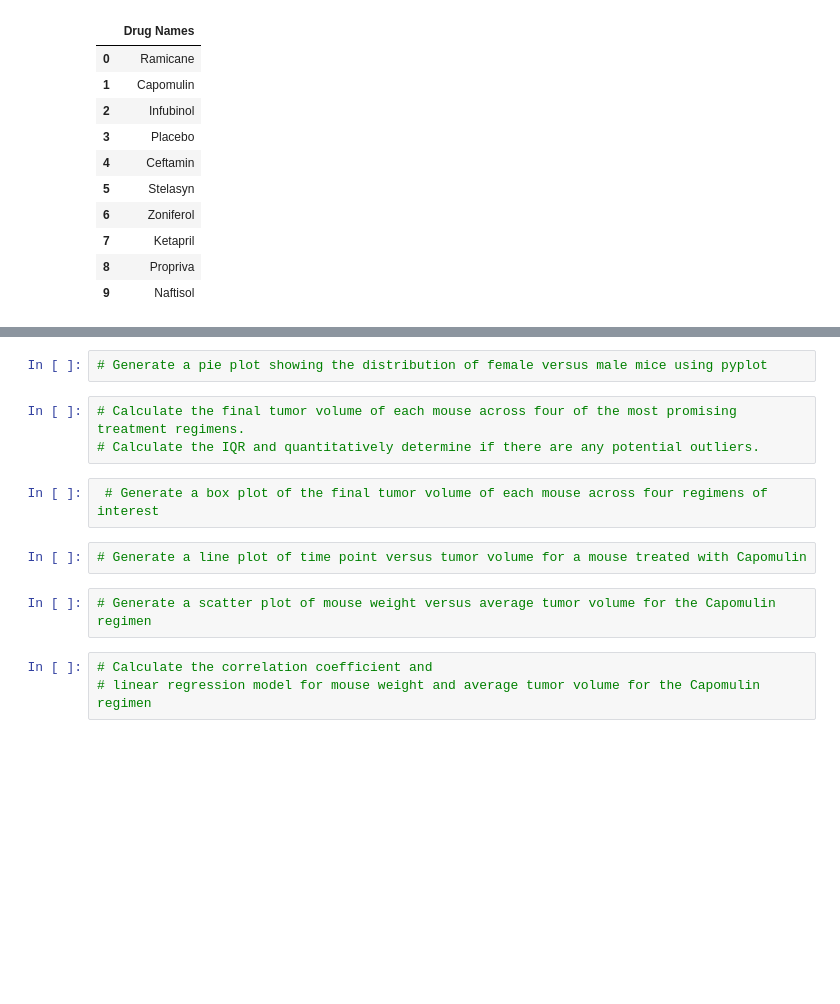
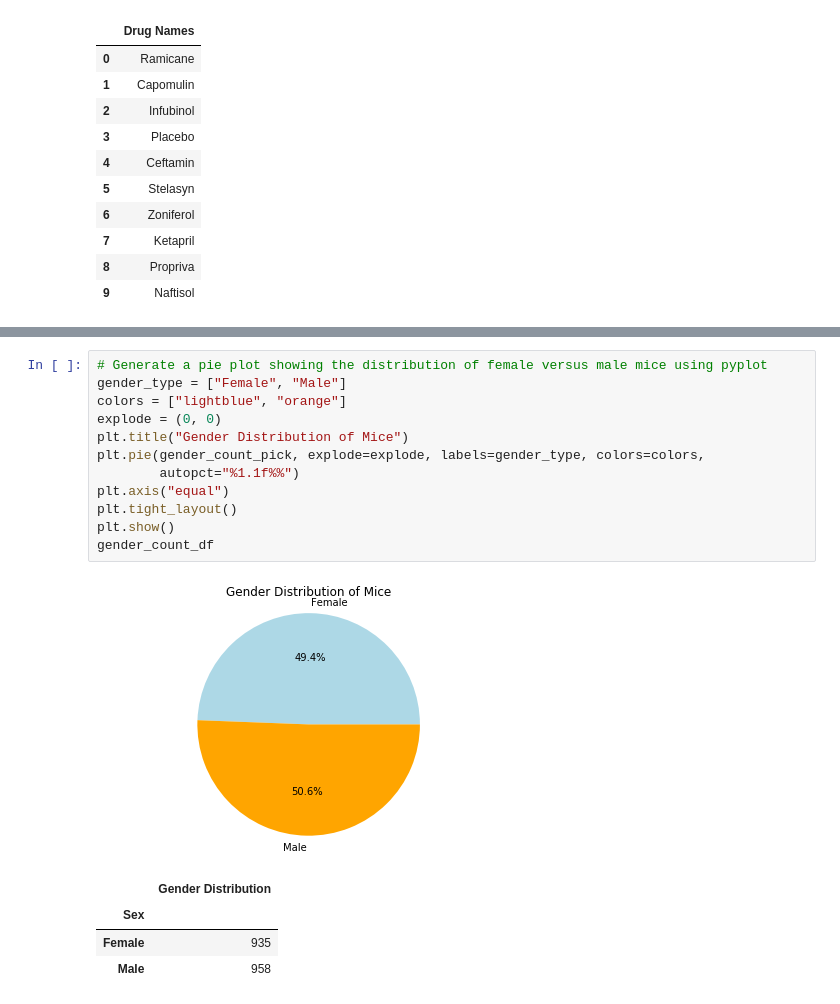
Before and after one commit to buher8819/Matplotlib-challenge, a Jupyter notebook: Matplotlib_Solution.ipynb, the cells around one changed output, grey strips where cells are left out. Saved outputs shown, nothing was run; the diff lists cells and outputs as text; blank space fills up the shorter version.

```diff
--- a/Matplotlib_Solution.ipynb
+++ b/Matplotlib_Solution.ipynb
@@ -130,14 +148,18 @@ plt.show()
 # %%
 # Generate a pie plot showing the distribution of female versus male mice using pyplot
+gender_type = ["Female", "Male"]
+colors = ["lightblue", "orange"]
+explode = (0, 0)
+plt.title("Gender Distribution of Mice")
+plt.pie(gender_count_pick, explode=explode, labels=gender_type, colors=colors,
+        autopct="%1.1f%%")
+plt.axis("equal")
+plt.tight_layout()
+plt.show()
+gender_count_df
+# %% [output]
+[figure, added]
+|  | Gender Distribution |
+| Sex |  |
+| Female | 935 |
+| Male | 958 |
-# %%
-# Calculate the final tumor volume of each mouse across four of the most promising treatment regimens.
-# Calculate the IQR and quantitatively determine if there are any potential outliers.
-# %%
- # Generate a box plot of the final tumor volume of each mouse across four regimens of interest
-# %%
-# Generate a line plot of time point versus tumor volume for a mouse treated with Capomulin
-# %%
-# Generate a scatter plot of mouse weight versus average tumor volume for the Capomulin regimen
-# %%
-# Calculate the correlation coefficient and
-# linear regression model for mouse weight and average tumor volume for the Capomulin regimen
```
Also changed, not shown: parts of 12 cells of this notebook.
